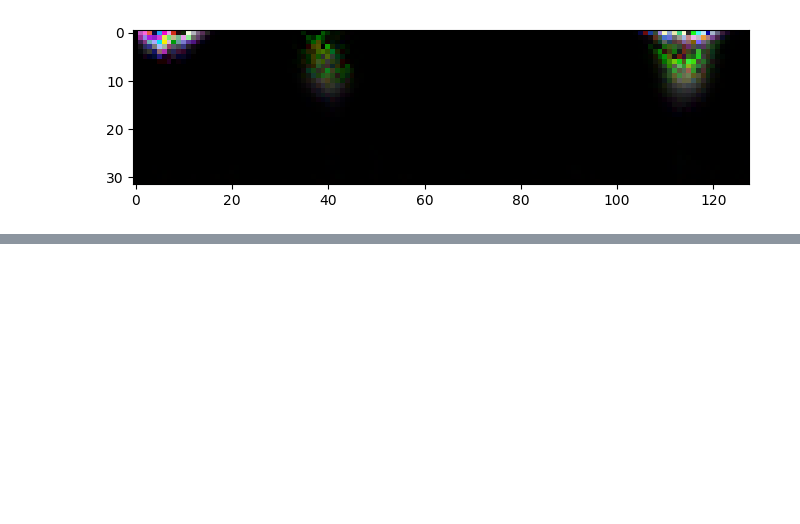
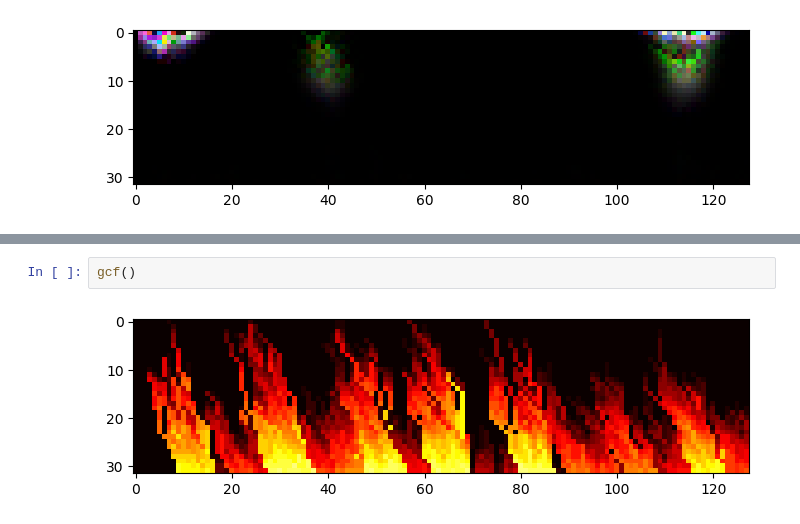
Before and after one commit to michael-betz/Espirgbani, a Jupyter notebook: dev/plasma.ipynb, the cells around one changed output, grey strips where cells are left out. Saved outputs shown, nothing was run; the diff lists cells and outputs as text; blank space fills up the shorter version.

```diff
--- a/dev/plasma.ipynb
+++ b/dev/plasma.ipynb
@@ -106,0 +152,4 @@ frameNumber += 1
+# %%
+gcf()
+# %% [output]
+[figure, added]
```
Also changed, not shown: parts of 17 cells of this notebook, 3 other files.
